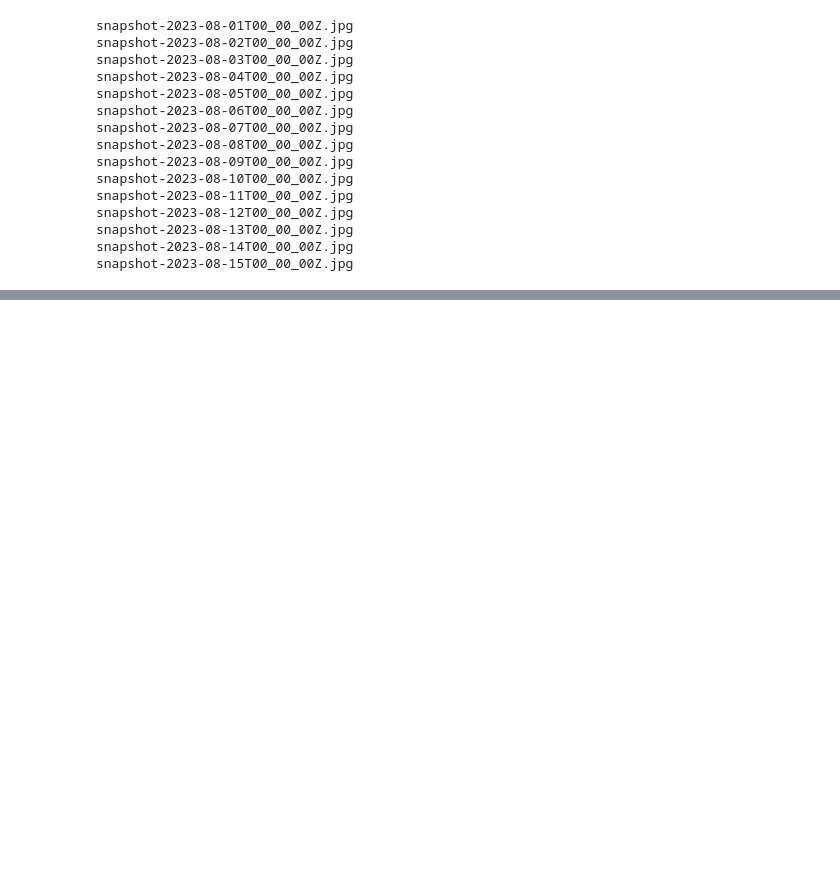
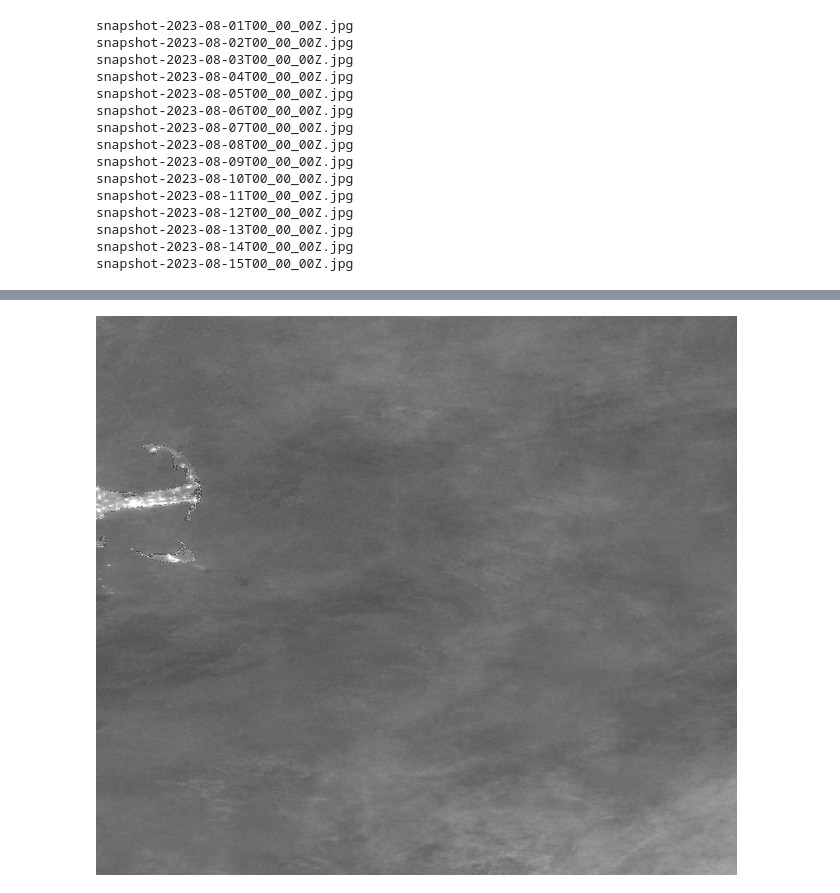
Before and after one commit to jesseturner/FalseLowClouds, a Jupyter notebook: Day_Night_Band/DNB_Seasonal_Worldview.ipynb, the cells around one changed output, grey strips where cells are left out. Cells and saved outputs as stored; diff of their text form; code cells hidden in the pictures; blank space fills up the shorter version.

Commit message:
Fixed wraparound effect caused by uint8 setting

```diff
--- a/Day_Night_Band/DNB_Seasonal_Worldview.ipynb
+++ b/Day_Night_Band/DNB_Seasonal_Worldview.ipynb
@@ -49,0 +44,2 @@ total_image.save(month+'_total_image.jpg')
+# %%
+total_image_array = np.sum(images_array, axis=0, dtype=np.uint16)
@@ -49,0 +56,2 @@ total_image.save(month+'_total_image.jpg')
+# %%
+average_array = total_image_array // len(images_array)
@@ -49,0 +68,11 @@ total_image.save(month+'_total_image.jpg')
+# %%
+brightness_factor = 2
+brightened_array = average_array * brightness_factor
+brightened_array = np.clip(brightened_array, 0, 255).astype(np.uint8)
+
+average_image = Image.fromarray(brightened_array)
+average_image.save('Monthly_Climatology/'+month+'_average_image.jpg')
+# %%
+average_image
+# %% [output]
+[figure, added]
```
Also changed, not shown: parts of 6 cells of this notebook.
